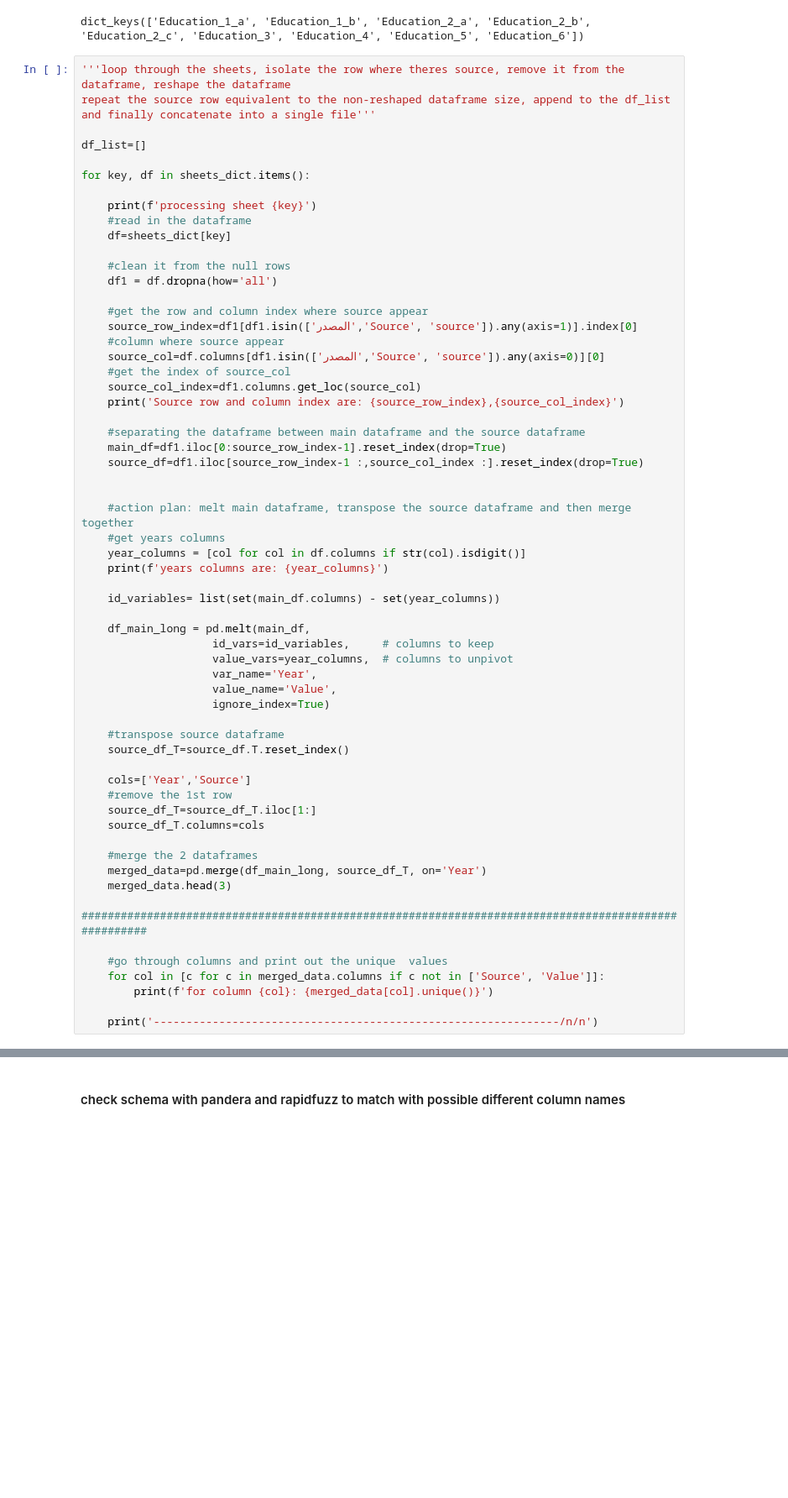
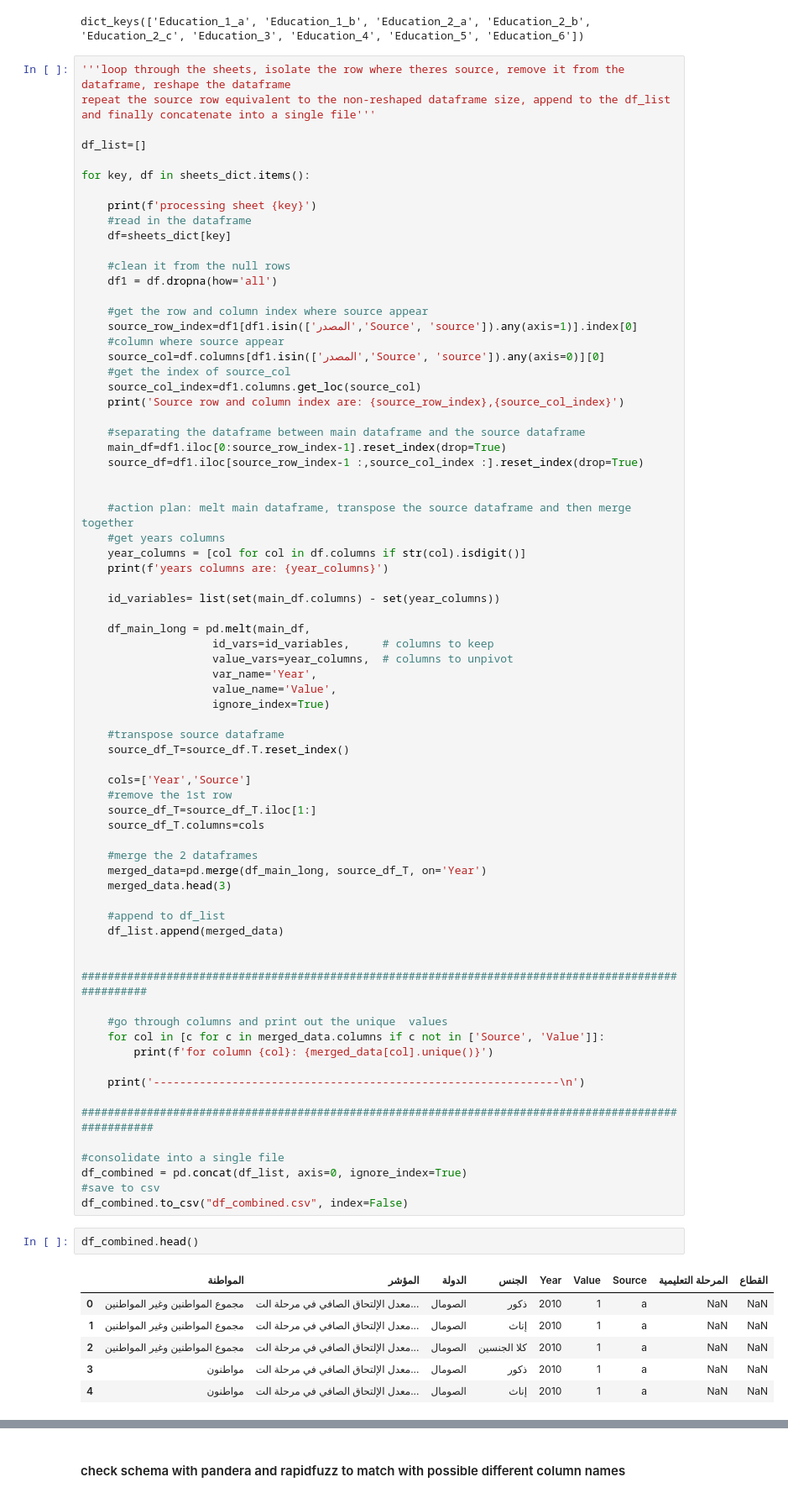
Before and after one commit to raffi1974/DSS-consolidate-questionnaires, a Jupyter notebook: consolidate_edu_questionnaire.ipynb, the cells around one changed output, grey strips where cells are left out. Shown at 84% size. Drawn from its saved outputs; the diff is of its cells as text; blank space fills up the shorter version.

```diff
--- a/consolidate_edu_questionnaire.ipynb
+++ b/consolidate_edu_questionnaire.ipynb
@@ -159,11 +159,30 @@ for key, df in sheets_dict.items():
     #merge the 2 dataframes
     merged_data=pd.merge(df_main_long, source_df_T, on='Year')
     merged_data.head(3)
+
+    #append to df_list
+    df_list.append(merged_data)
+
     #####################################################################################################
 
     #go through columns and print out the unique  values
     for col in [c for c in merged_data.columns if c not in ['Source', 'Value']]:
         print(f'for column {col}: {merged_data[col].unique()}')
 
-    print('--------------------------------------------------------------/n/n')
+    print('--------------------------------------------------------------\n')
+    ######################################################################################################
+
+#consolidate into a single file
+df_combined = pd.concat(df_list, axis=0, ignore_index=True)
+#save to csv
+df_combined.to_csv("df_combined.csv", index=False)
+# %%
+df_combined.head()
+# %% [output]
+|  | المواطنة | المؤشر | الدولة | الجنس | Year | Value | Source | المرحلة التعليمية | القطاع |
+| 0 | مجموع المواطنين وغير المواطنين | معدل الإلتحاق الصافي في مرحلة الت... | الصومال | ذكور | 2010 | 1 | a | NaN | NaN |
+| 1 | مجموع المواطنين وغير المواطنين | معدل الإلتحاق الصافي في مرحلة الت... | الصومال | إناث | 2010 | 1 | a | NaN | NaN |
+| 2 | مجموع المواطنين وغير المواطنين | معدل الإلتحاق الصافي في مرحلة الت... | الصومال | كلا الجنسين | 2010 | 1 | a | NaN | NaN |
+| 3 | مواطنون | معدل الإلتحاق الصافي في مرحلة الت... | الصومال | ذكور | 2010 | 1 | a | NaN | NaN |
+| 4 | مواطنون | معدل الإلتحاق الصافي في مرحلة الت... | الصومال | إناث | 2010 | 1 | a | NaN | NaN |
 # %% [markdown]
```
Also changed, not shown: parts of 14 cells of this notebook, 4 other files.
